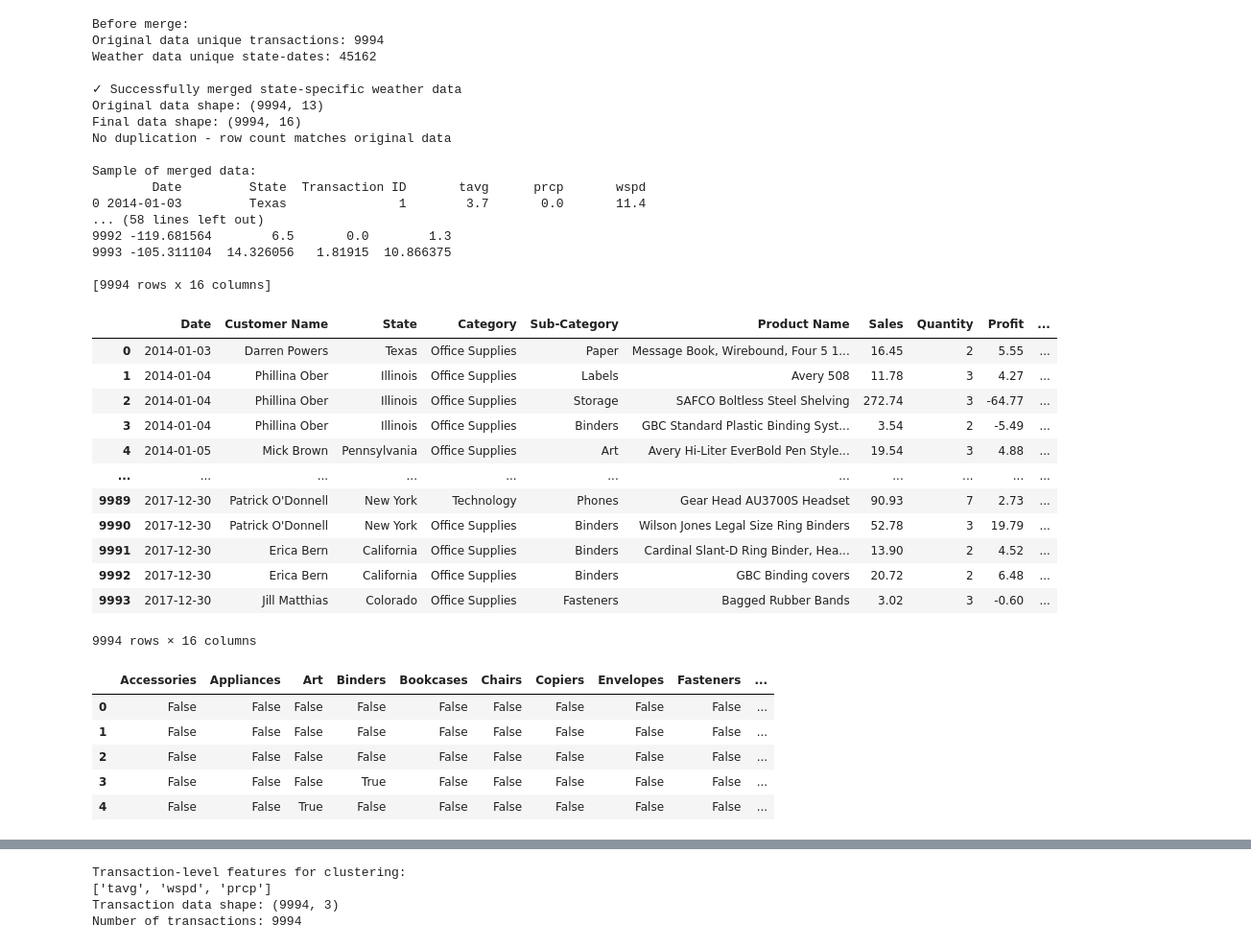
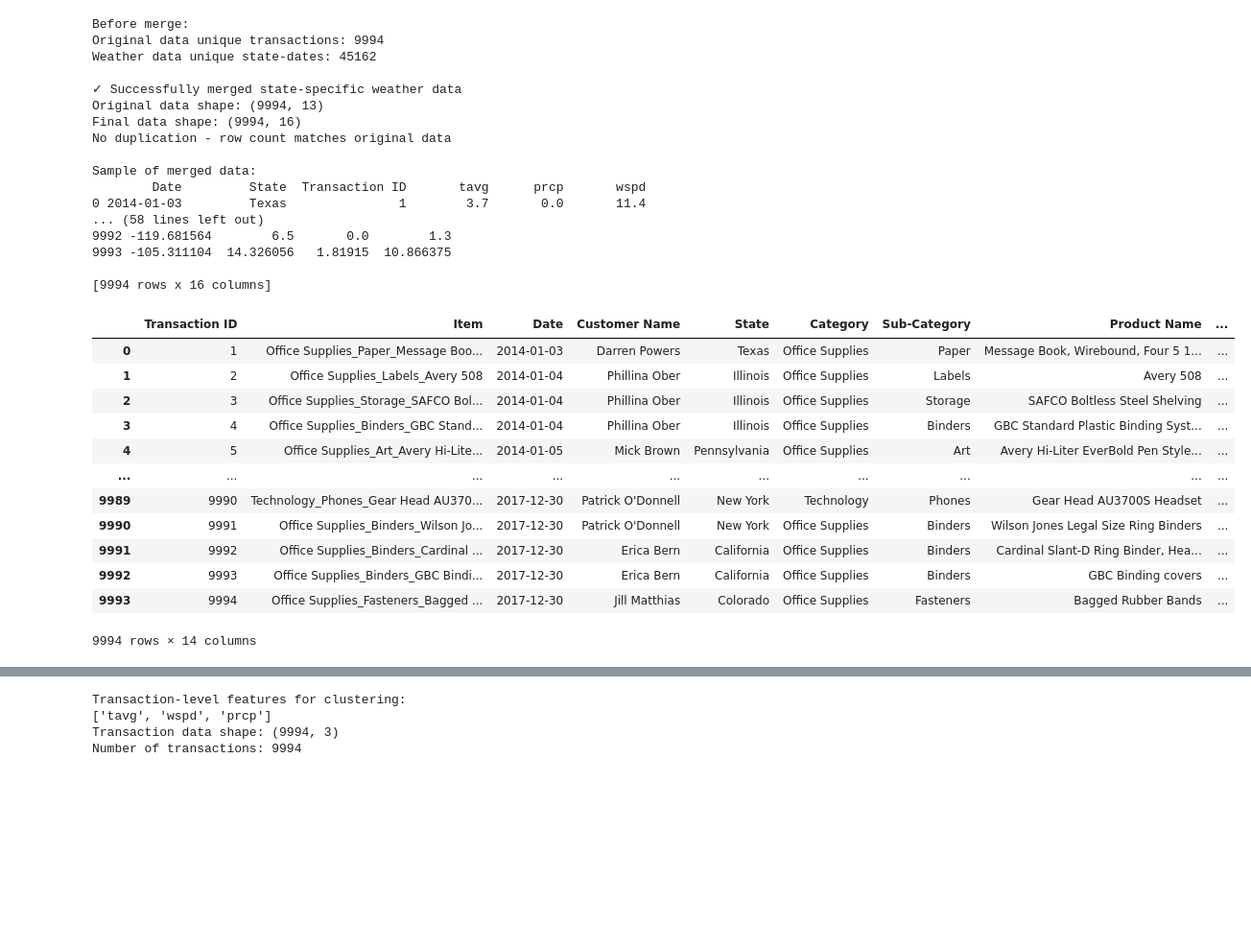
Before and after one commit to MaharLeika18/Data-Mining---Python, a Jupyter notebook: Final_Exam/ClusterAnalysis.ipynb, the cells around one changed output, grey strips where cells are left out. Shown at 96% size. Cells and saved outputs as stored; diff of their text form; code cells hidden in the pictures; blank space fills up the shorter version.

Commit message:
Added top items to the analysis

```diff
--- a/Final_Exam/ClusterAnalysis.ipynb
+++ b/Final_Exam/ClusterAnalysis.ipynb
@@ -323,41 +323,35 @@ Sample of merged data:
 9993 -105.311104  14.326056   1.81915  10.866375
 
 [9994 rows x 16 columns]
-# %%
-# Export
-data_with_weather.to_csv('retail_data_with_weather.csv', index=False)
-display(data_with_weather)
-# %% [output]
-|  | Date | Customer Name | State | Category | Sub-Category | Product Name | Sales | Quantity | Profit | ... |
-| 0 | 2014-01-03 | Darren Powers | Texas | Office Supplies | Paper | Message Book, Wirebound, Four 5 1... | 16.45 | 2 | 5.55 | ... |
-| 1 | 2014-01-04 | Phillina Ober | Illinois | Office Supplies | Labels | Avery 508 | 11.78 | 3 | 4.27 | ... |
-| 2 | 2014-01-04 | Phillina Ober | Illinois | Office Supplies | Storage | SAFCO Boltless Steel Shelving | 272.74 | 3 | -64.77 | ... |
-| 3 | 2014-01-04 | Phillina Ober | Illinois | Office Supplies | Binders | GBC Standard Plastic Binding Syst... | 3.54 | 2 | -5.49 | ... |
-| 4 | 2014-01-05 | Mick Brown | Pennsylvania | Office Supplies | Art | Avery Hi-Liter EverBold Pen Style... | 19.54 | 3 | 4.88 | ... |
-| ... | ... | ... | ... | ... | ... | ... | ... | ... | ... | ... |
-| 9989 | 2017-12-30 | Patrick O'Donnell | New York | Technology | Phones | Gear Head AU3700S Headset | 90.93 | 7 | 2.73 | ... |
-| 9990 | 2017-12-30 | Patrick O'Donnell | New York | Office Supplies | Binders | Wilson Jones Legal Size Ring Binders | 52.78 | 3 | 19.79 | ... |
-| 9991 | 2017-12-30 | Erica Bern | California | Office Supplies | Binders | Cardinal Slant-D Ring Binder, Hea... | 13.90 | 2 | 4.52 | ... |
-| 9992 | 2017-12-30 | Erica Bern | California | Office Supplies | Binders | GBC Binding covers | 20.72 | 2 | 6.48 | ... |
-| 9993 | 2017-12-30 | Jill Matthias | Colorado | Office Supplies | Fasteners | Bagged Rubber Bands | 3.02 | 3 | -0.60 | ... |
-9994 rows × 16 columns
-# %%
-# --- One-hot encode categorical data ---
-# LOUE NOTE: Do this immediately before tha association analysis
-# Or merge df with data because df contains only the one-hot encoded data
-
-transactions = data.groupby('Transaction ID')['Category'].apply(list).values.tolist()
-transactions = data.groupby('Transaction ID')['Sub-Category'].apply(list).values.tolist()
-
-te = TransactionEncoder()
-te_ary = te.fit(transactions).transform(transactions)
-df = pd.DataFrame(te_ary, columns=te.columns_)
-
-df.head()
-# %% [output]
-|  | Accessories | Appliances | Art | Binders | Bookcases | Chairs | Copiers | Envelopes | Fasteners | ... |
-| 0 | False | False | False | False | False | False | False | False | False | ... |
-| 1 | False | False | False | False | False | False | False | False | False | ... |
-| 2 | False | False | False | False | False | False | False | False | False | ... |
-| 3 | False | False | False | True | False | False | False | False | False | ... |
-| 4 | False | False | True | False | False | False | False | False | False | ... |
+# %%
+# Drop unnecessary cols, concat product categories + name
+data_with_weather = data_with_weather.drop(columns=['Coords', 'Latitude', 'Longitude'])
+data_with_weather['Item'] = data_with_weather['Category'] + '_' + data_with_weather['Sub-Category'] + '_' + data_with_weather['Product Name']
+
+# Aggregate Item by ID
+data_with_weather = (
+    data_with_weather.groupby("Transaction ID")
+        .agg({
+            "Item": lambda x: ", ".join(x),
+            **{col: "first" for col in data_with_weather.columns if col not in ["Transaction ID", "Item"]}
+        })
+        .reset_index()
+)
+
+# Export
+data_with_weather.to_csv('retail_data_with_weather.csv', index=False)
+display(data_with_weather)
+# %% [output]
+|  | Transaction ID | Item | Date | Customer Name | State | Category | Sub-Category | Product Name | ... |
+| 0 | 1 | Office Supplies_Paper_Message Boo... | 2014-01-03 | Darren Powers | Texas | Office Supplies | Paper | Message Book, Wirebound, Four 5 1... | ... |
+| 1 | 2 | Office Supplies_Labels_Avery 508 | 2014-01-04 | Phillina Ober | Illinois | Office Supplies | Labels | Avery 508 | ... |
+| 2 | 3 | Office Supplies_Storage_SAFCO Bol... | 2014-01-04 | Phillina Ober | Illinois | Office Supplies | Storage | SAFCO Boltless Steel Shelving | ... |
+| 3 | 4 | Office Supplies_Binders_GBC Stand... | 2014-01-04 | Phillina Ober | Illinois | Office Supplies | Binders | GBC Standard Plastic Binding Syst... | ... |
+| 4 | 5 | Office Supplies_Art_Avery Hi-Lite... | 2014-01-05 | Mick Brown | Pennsylvania | Office Supplies | Art | Avery Hi-Liter EverBold Pen Style... | ... |
+| ... | ... | ... | ... | ... | ... | ... | ... | ... | ... |
+| 9989 | 9990 | Technology_Phones_Gear Head AU370... | 2017-12-30 | Patrick O'Donnell | New York | Technology | Phones | Gear Head AU3700S Headset | ... |
+| 9990 | 9991 | Office Supplies_Binders_Wilson Jo... | 2017-12-30 | Patrick O'Donnell | New York | Office Supplies | Binders | Wilson Jones Legal Size Ring Binders | ... |
+| 9991 | 9992 | Office Supplies_Binders_Cardinal ... | 2017-12-30 | Erica Bern | California | Office Supplies | Binders | Cardinal Slant-D Ring Binder, Hea... | ... |
+| 9992 | 9993 | Office Supplies_Binders_GBC Bindi... | 2017-12-30 | Erica Bern | California | Office Supplies | Binders | GBC Binding covers | ... |
+| 9993 | 9994 | Office Supplies_Fasteners_Bagged ... | 2017-12-30 | Jill Matthias | Colorado | Office Supplies | Fasteners | Bagged Rubber Bands | ... |
+9994 rows × 14 columns
```
Also changed, not shown: parts of 5 cells of this notebook.
